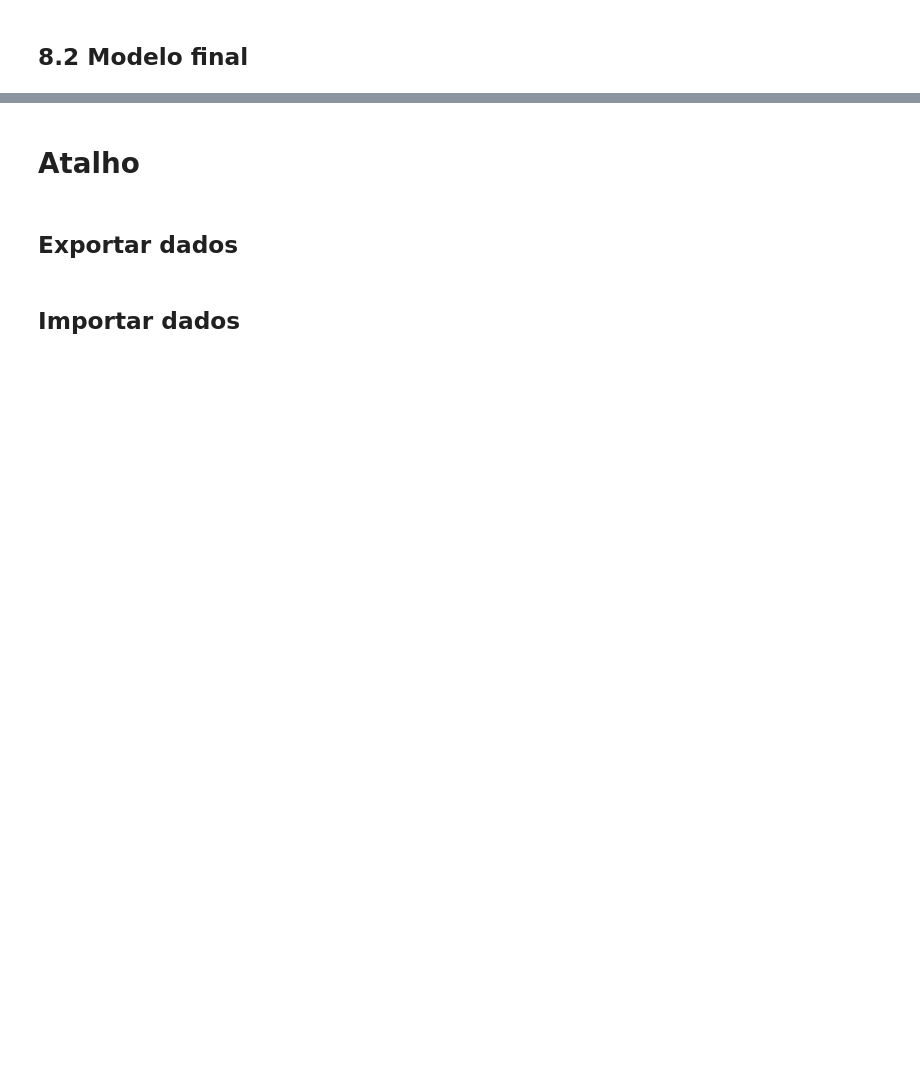
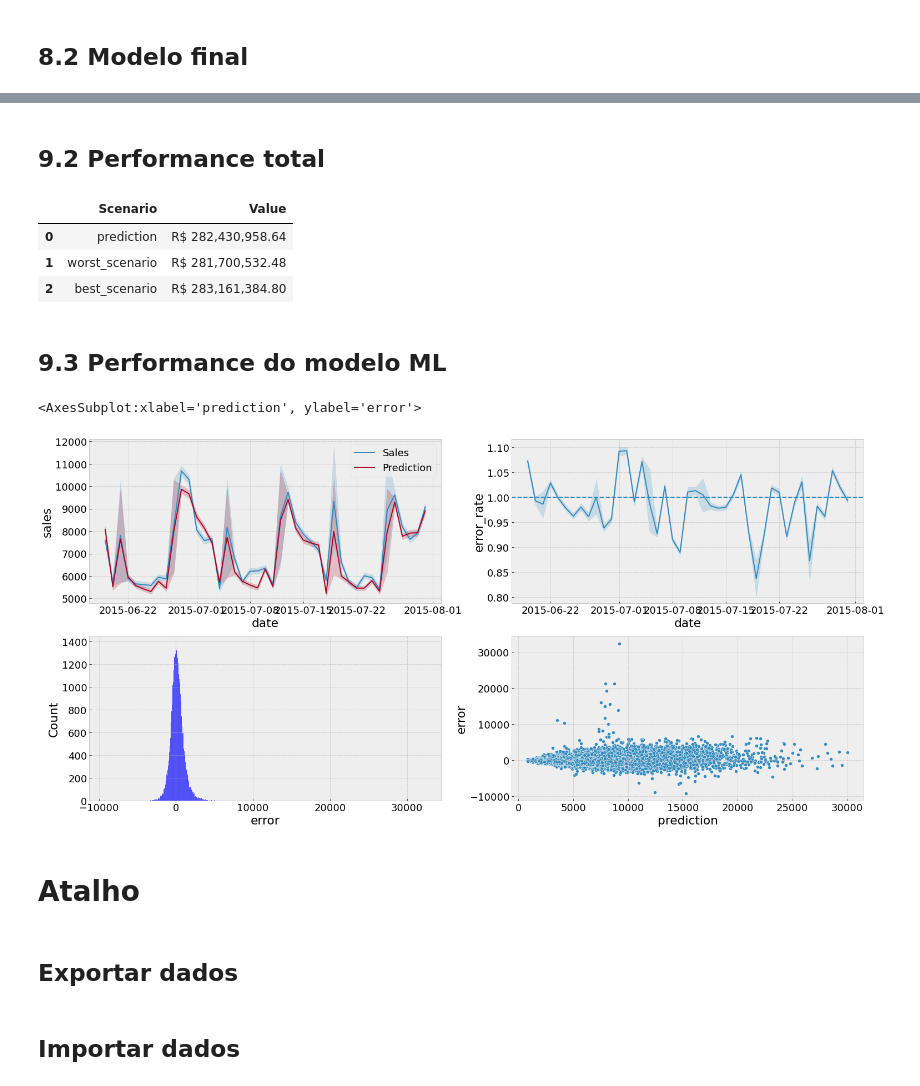
Before and after one commit to paixaols/rossmann-store-sales, a Jupyter notebook: Rossmann_sales_prediction.ipynb, the cells around one changed output, grey strips where cells are left out. Cells and saved outputs as stored; diff of their text form; code cells hidden in the pictures; blank space fills up the shorter version.

```diff
--- a/Rossmann_sales_prediction.ipynb
+++ b/Rossmann_sales_prediction.ipynb
@@ -1207,3 +1291,36 @@ pickle.dump(xgb_model_tuned, open('C:/Users/lucas/Coding/DS/Kaggle/rossmann-stor
+# %% [markdown]
+## 9.2 Performance total
+# %%
+df93 = df92[['prediction', 'worst_scenario', 'best_scenario']].apply(lambda x: np.sum(x)).reset_index().rename(columns = {'index': 'Scenario', 0: 'Value'})
+df93['Value'] = df93['Value'].apply('R$ {:,.2f}'.format)
+df93
+# %% [output]
+|  | Scenario | Value |
+| 0 | prediction | R$ 282,430,958.64 |
+| 1 | worst_scenario | R$ 281,700,532.48 |
+| 2 | best_scenario | R$ 283,161,384.80 |
+# %% [markdown]
+## 9.3 Performance do modelo ML
+# %%
+df9['error'] = df9['sales']-df9['prediction']
+df9['error_rate'] = df9['prediction']/df9['sales']
+# %%
+plt.subplot(2, 2, 1)
+sns.lineplot(x = 'date', y = 'sales', data = df9, label = 'Sales')
+sns.lineplot(x = 'date', y = 'prediction', data = df9, label = 'Prediction')
+
+plt.subplot(2, 2, 2)
+sns.lineplot(x = 'date', y = 'error_rate', data = df9)
+plt.axhline(1, ls = '--')
+
+plt.subplot(2, 2, 3)
+sns.histplot(df9['error'])
+
+plt.subplot(2, 2, 4)
+sns.scatterplot(x = 'prediction', y = 'error', data = df9)
+# %% [output]
+<AxesSubplot:xlabel='prediction', ylabel='error'>
+[figure, added]
 # %% [markdown]
 # Atalho
 # %% [markdown]
```
Also changed, not shown: parts of 16 cells of this notebook.
